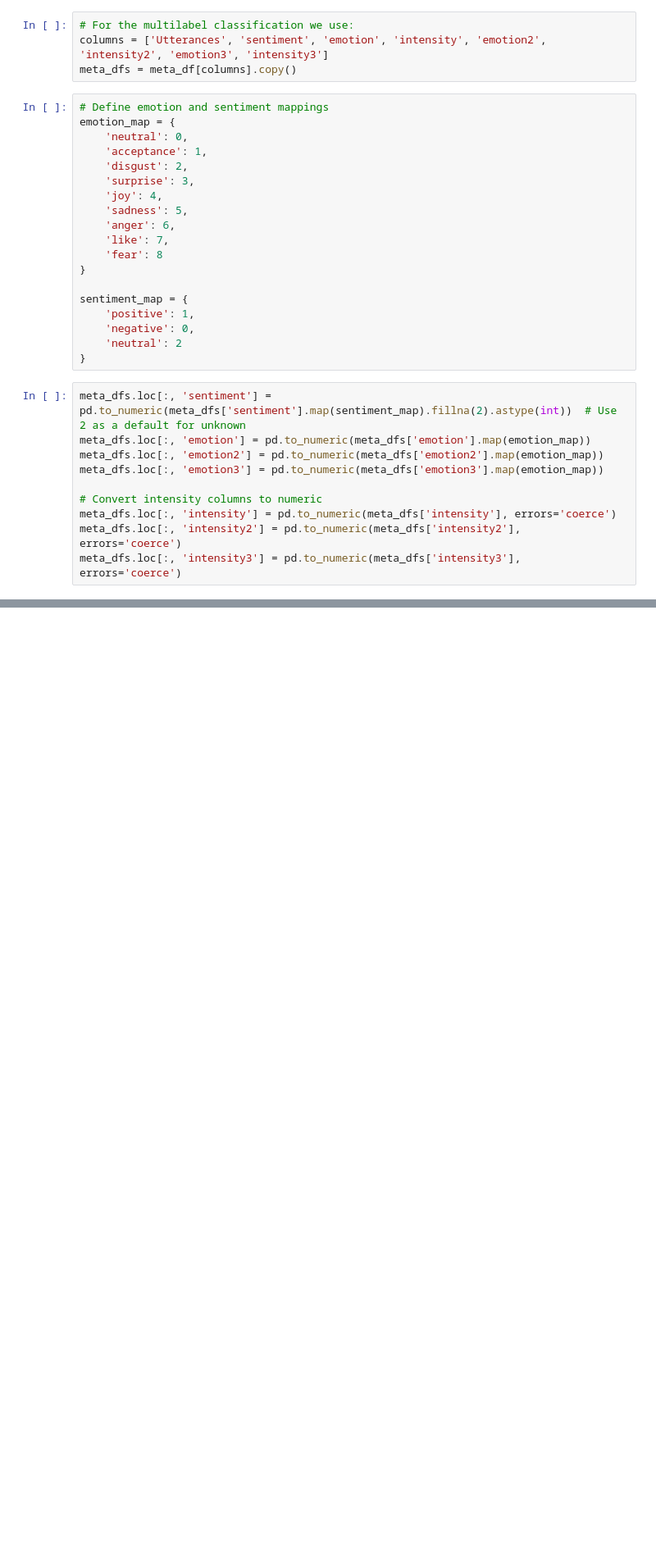
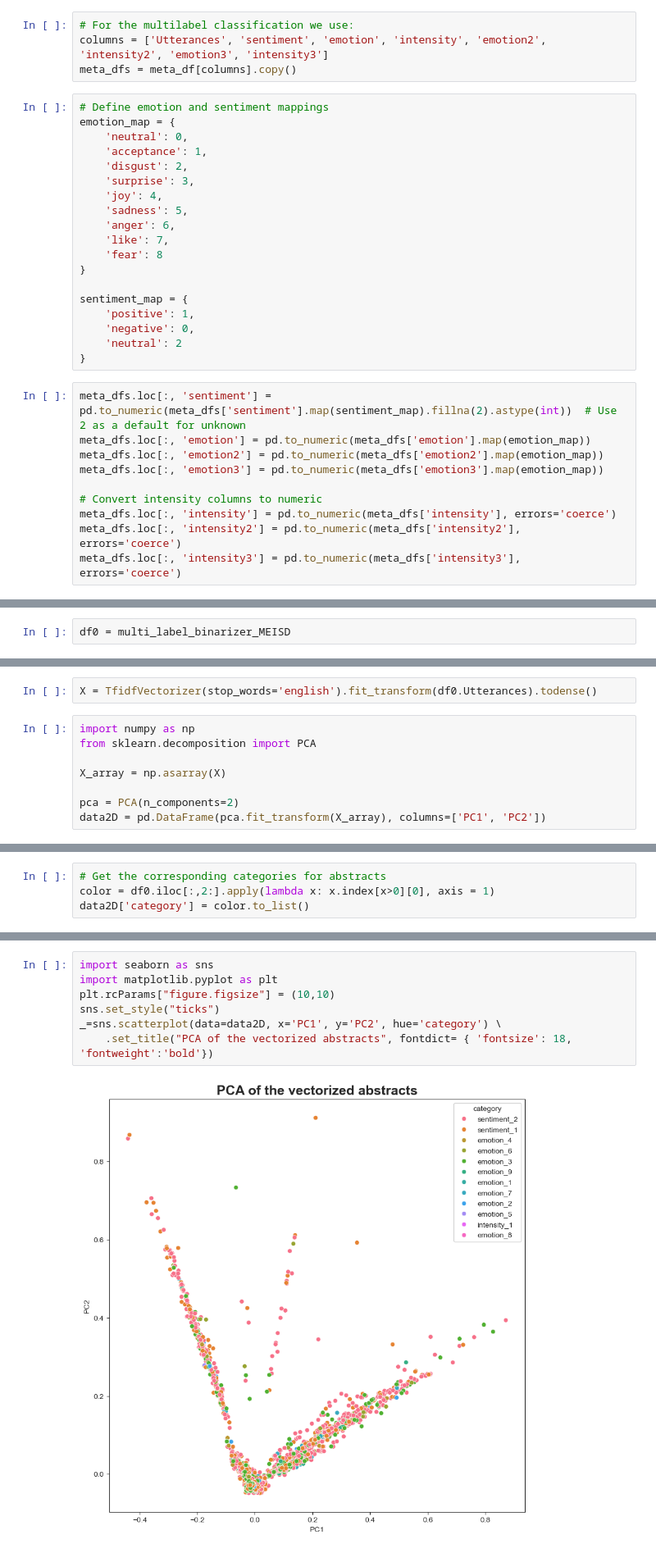
Before and after one commit to JuliaWieczorek/meisd_project, a Jupyter notebook: data_preparation.ipynb, the cells around one changed output, grey strips where cells are left out. Shown: that part at 82% size. Drawn from its saved outputs; the diff is of its cells as text; blank space fills up the shorter version.

```diff
--- a/data_preparation.ipynb
+++ b/data_preparation.ipynb
@@ -153,0 +118,2 @@ meta_dfs.shape
+# %%
+df0 = multi_label_binarizer_MEISD
@@ -153,0 +127,10 @@ meta_dfs.shape
+# %%
+X = TfidfVectorizer(stop_words='english').fit_transform(df0.Utterances).todense()
+# %%
+import numpy as np
+from sklearn.decomposition import PCA
+
+X_array = np.asarray(X)
+
+pca = PCA(n_components=2)
+data2D = pd.DataFrame(pca.fit_transform(X_array), columns=['PC1', 'PC2'])
@@ -153,0 +153,4 @@ meta_dfs.shape
+# %%
+# Get the corresponding categories for abstracts
+color = df0.iloc[:,2:].apply(lambda x: x.index[x>0][0], axis = 1)
+data2D['category'] = color.to_list()
@@ -153,0 +173,9 @@ meta_dfs.shape
+# %%
+import seaborn as sns
+import matplotlib.pyplot as plt
+plt.rcParams["figure.figsize"] = (10,10)
+sns.set_style("ticks")
+_=sns.scatterplot(data=data2D, x='PC1', y='PC2', hue='category') \
+    .set_title("PCA of the vectorized abstracts", fontdict= { 'fontsize': 18, 'fontweight':'bold'})
+# %% [output]
+[figure, added]
```
Also changed, not shown: parts of 25 cells of this notebook.
